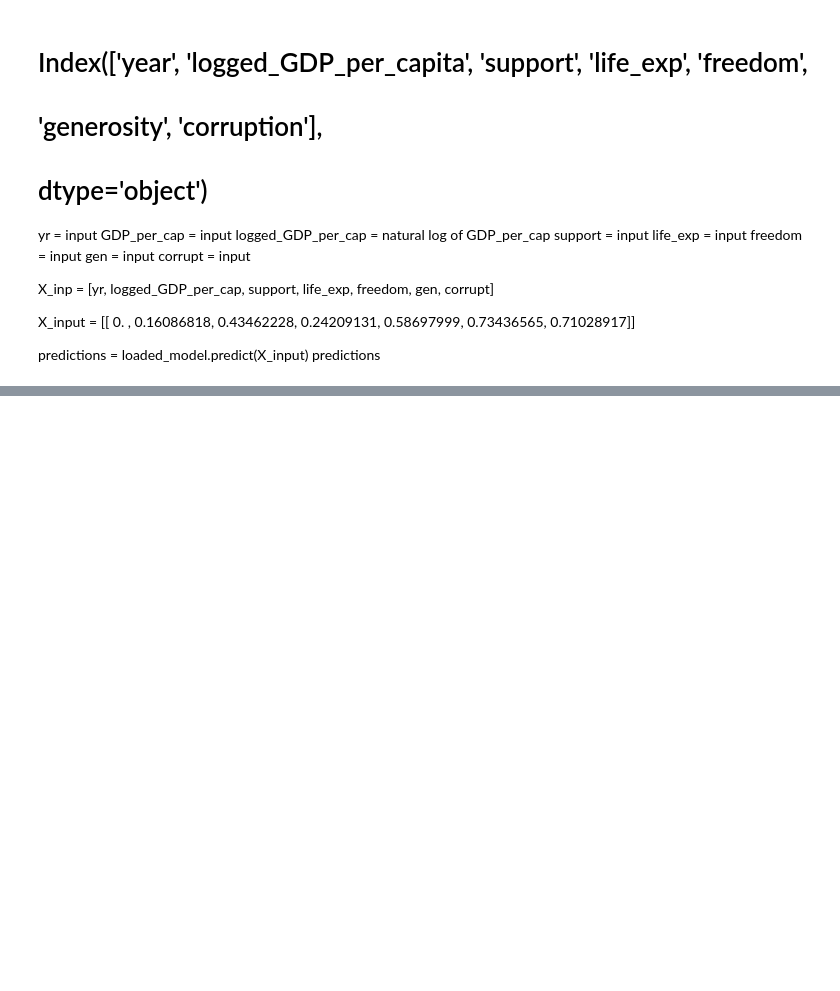
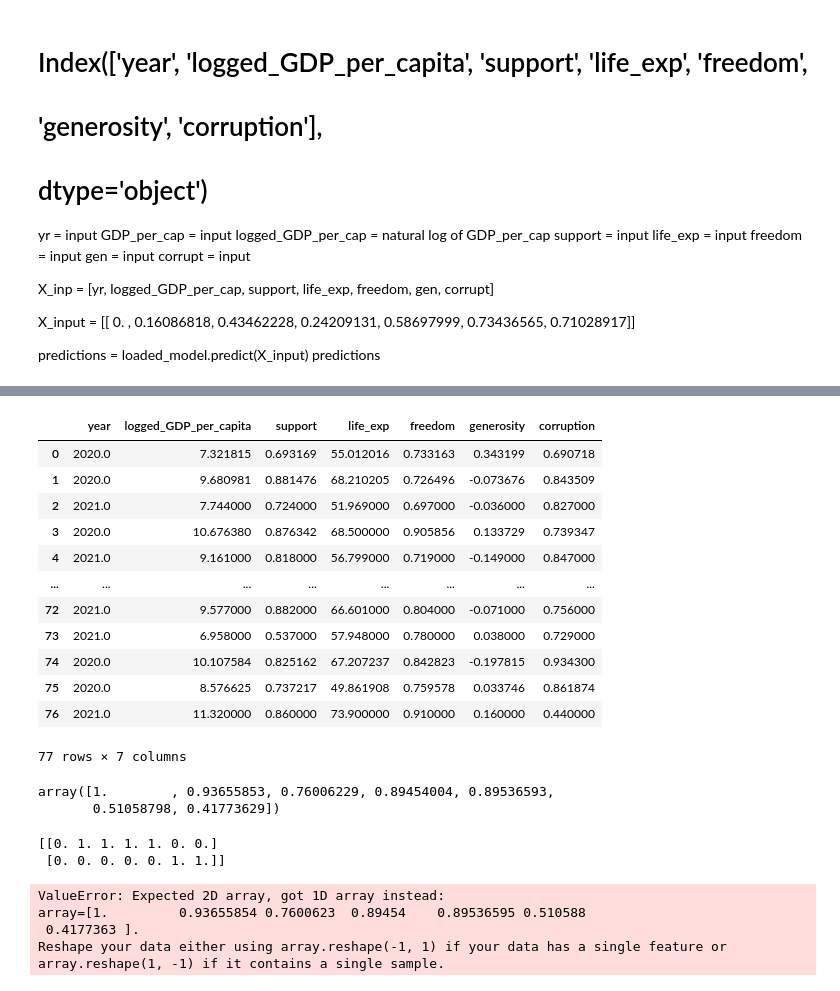
Before and after one commit to annabelcheong/project3, a Jupyter notebook: model2.ipynb, the cells around one changed output, grey strips where cells are left out. Cells and saved outputs as stored; diff of their text form; code cells hidden in the pictures; blank space fills up the shorter version.

Commit message:
scaling additonal inputs

```diff
--- a/model2.ipynb
+++ b/model2.ipynb
@@ -309,0 +385,6 @@ predictions
+# %%
+to_append = [2021, 11.32, 0.86, 73.9, 0.91, 0.16, 0.44]
+# df_length = len(X_test_new_index)
+df_length = 76 # So each time a new user comes into use it, it overwrites the entry at index loc 76.
+X_test_new_index.loc[df_length] = to_append
+X_test_new_index.loc[76]
@@ -309,0 +400,49 @@ predictions
+# %%
+X_test_new_index
+# %% [output]
+|  | year | logged_GDP_per_capita | support | life_exp | freedom | generosity | corruption |
+| 0 | 2020.0 | 7.321815 | 0.693169 | 55.012016 | 0.733163 | 0.343199 | 0.690718 |
+| 1 | 2020.0 | 9.680981 | 0.881476 | 68.210205 | 0.726496 | -0.073676 | 0.843509 |
+| 2 | 2021.0 | 7.744000 | 0.724000 | 51.969000 | 0.697000 | -0.036000 | 0.827000 |
+| 3 | 2020.0 | 10.676380 | 0.876342 | 68.500000 | 0.905856 | 0.133729 | 0.739347 |
+| 4 | 2021.0 | 9.161000 | 0.818000 | 56.799000 | 0.719000 | -0.149000 | 0.847000 |
+| ... | ... | ... | ... | ... | ... | ... | ... |
+| 72 | 2021.0 | 9.577000 | 0.882000 | 66.601000 | 0.804000 | -0.071000 | 0.756000 |
+| 73 | 2021.0 | 6.958000 | 0.537000 | 57.948000 | 0.780000 | 0.038000 | 0.729000 |
+| 74 | 2020.0 | 10.107584 | 0.825162 | 67.207237 | 0.842823 | -0.197815 | 0.934300 |
+| 75 | 2020.0 | 8.576625 | 0.737217 | 49.861908 | 0.759578 | 0.033746 | 0.861874 |
+| 76 | 2021.0 | 11.320000 | 0.860000 | 73.900000 | 0.910000 | 0.160000 | 0.440000 |
+77 rows × 7 columns
+# %%
+import numpy as np
+# X = [[2021, 11.046483485513047, 0.94, 73.9, 0.91, 0.16, 0.44],[2021, 9.32, 0.76, 60.9, 0.82, 0.56, 0.89],[2021, 8.32, 0.66, 50.3, 0.82, 0.56, 0.89]]
+
+# X = np.array(X)
+# np.set_printoptions(suppress=True)
+# X = pd.DataFrame(X)
+# X = np.array(X)
+# np.set_printoptions(suppress=True)
+# X
+# X_df = pd.DataFrame(X)
+# X_df
+
+from sklearn.preprocessing import MinMaxScaler
+
+# Attain X_scaler using x_train data
+X_scaler = MinMaxScaler().fit(X_train)
+X_scaler
+# Save all variables using X_scaler
+X_scaled = X_scaler.transform(X_test_new_index)
+user_inputs = X_scaled[76]
+user_inputs
+# %% [output]
+array([1.        , 0.93655853, 0.76006229, 0.89454004, 0.89536593,
+       0.51058798, 0.41773629])
+# %%
+# Scale x values
+X_scaler = MinMaxScaler().fit(X)
+X_scaled = X_scaler.transform(X)
+print(X_scaled)
+# %% [output]
+[[0. 1. 1. 1. 1. 0. 0.]
+ [0. 0. 0. 0. 0. 1. 1.]]
@@ -309,0 +452,8 @@ predictions
+# %%
+predictions = loaded_model2.predict(user_inputs)
+print(f"Happiness Score Prediction: {predictions}")
+# %% [output]
+ValueError: Expected 2D array, got 1D array instead:
+array=[1.         0.93655854 0.7600623  0.89454    0.89536595 0.510588
+ 0.4177363 ].
+Reshape your data either using array.reshape(-1, 1) if your data has a single feature or array.reshape(1, -1) if it contains a single sample.
```
Also changed, not shown: parts of 9 cells of this notebook, 3 other files.
